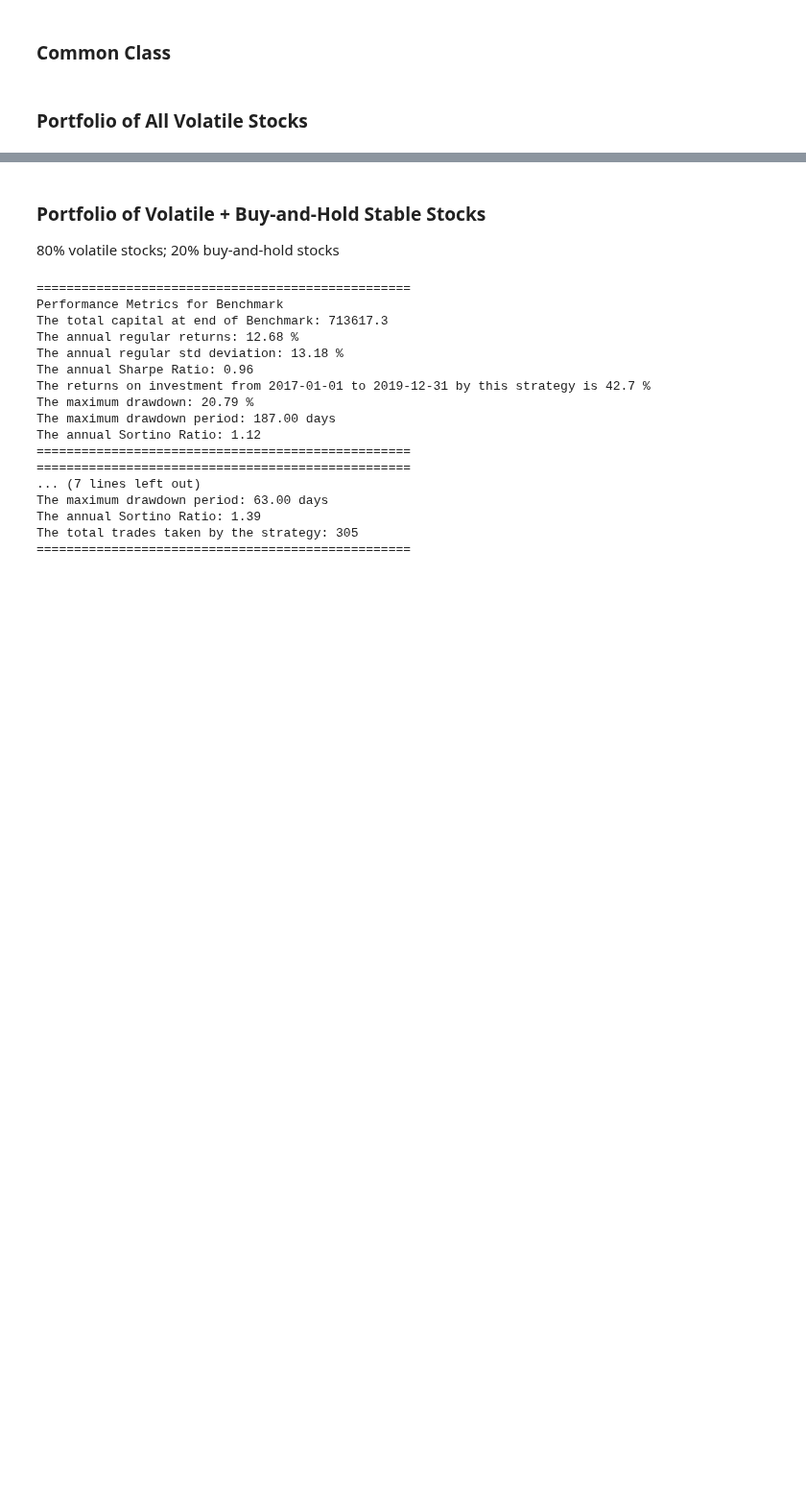
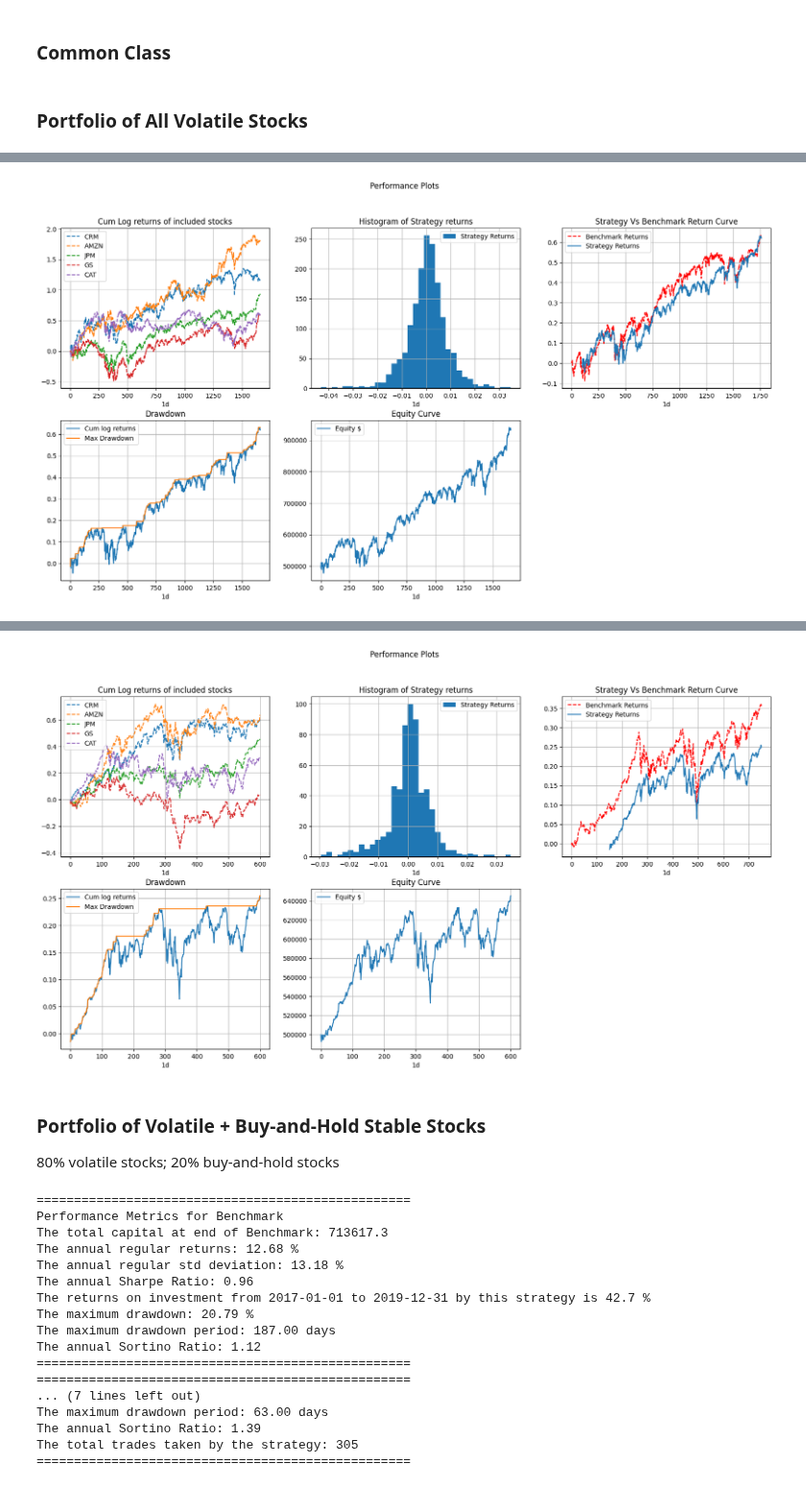
Before and after one commit to pehper/IS4226, a Jupyter notebook: final_strategy.ipynb, the cells around one changed output, grey strips where cells are left out. Shown at 96% size. Drawn from its saved outputs; the diff is of its cells as text; code cells hidden in the pictures; blank space fills up the shorter version.

```diff
--- a/final_strategy.ipynb
+++ b/final_strategy.ipynb
@@ -797,43 +797,64 @@ if __name__ == "__main__":
     hodl_stocks = []
 
     # Create an instance of the strategy class
+    # print("Running the strategy with predetermined params on the testing data:")
     A = All_volatile(trading_stocks, hodl_stocks, testing_start, testing_end, "1d", initial_capital, 0.00, False)
     A.run_strategy(200, 20, 1.5, 14, 3, 3)
     A.performance()
     A.performance_results()
     A.performance_plots()
 
-    # B = All_volatile(trading_stocks, hodl_stocks, training_start, training_end, "1d", initial_capital, 0.00, False)
-    # # Define the parameter grid for grid search
-    # param_grid = {
-    #   'ema_window': [100, 150, 200],
-    #   'bb_window': [15, 20, 25],
-    #   'bb_dev': [1, 1.5, 2, 3],
-    #   'atr_window': [10, 14, 20],
-    #   'sl_multiplier': [1, 2, 3],
-    #   'tp_multiplier': [1, 2, 3]
-    # }
+    # print("")
+    # print("Performing randomCV on training data to retrieve the optimal parameters:")
+    B = All_volatile(trading_stocks, hodl_stocks, training_start, training_end, "1d", initial_capital, 0.00, False)
+    # Define the parameter grid for grid search
+    param_grid = {
+      'ema_window': [100, 150, 200],
+      'bb_window': [15, 20, 25],
+      'bb_dev': [1, 1.5, 2, 3],
+      'atr_window': [10, 14, 20],
+      'sl_multiplier': [1, 2, 3],
+      'tp_multiplier': [1, 2, 3]
+    }
 
-    # # Perform randomized CV search to find the optimal parameter set
-    # best_params = B.randomized_cv_search(param_grid, n_iter=20)
+    # Perform randomized CV search to find the optimal parameter set
+    best_params = B.randomized_cv_search(param_grid, n_iter=20)
 
-    # # # Perform grid search to find the optimal parameter set
-    # # best_params = A.grid_search(param_grid)
+    # # Perform grid search to find the optimal parameter set
+    # best_params = A.grid_search(param_grid)
 
-    # # Run the strategy with the best parameters found
-    # B.run_strategy(
-    #     best_params['ema_window'],
-    #     best_params['bb_window'],
-    #     best_params['bb_dev'],
-    #     best_params['atr_window'],
-    #     best_params['sl_multiplier'],
-    #     best_params['tp_multiplier']
-    # )
+    # Run the strategy with the best parameters found
+    B.run_strategy(
+        best_params['ema_window'],
+        best_params['bb_window'],
+        best_params['bb_dev'],
+        best_params['atr_window'],
+        best_params['sl_multiplier'],
+        best_params['tp_multiplier']
+    )
 
-    # # Evaluate performance with the best parameters
-    # B.performance()
-    # B.performance_results()
-    # B.performance_plots()
+    # Evaluate performance with the best parameters
+    B.performance()
+    B.performance_results()
+    B.performance_plots()
+
+    # print("")
+    # print("Running the strategy with the optimised params on the testing data:")
+    C = All_volatile(trading_stocks, hodl_stocks, testing_start, testing_end, "1d", initial_capital, 0.00, False)
+
+    C.run_strategy(
+        best_params['ema_window'],
+        best_params['bb_window'],
+        best_params['bb_dev'],
+        best_params['atr_window'],
+        best_params['sl_multiplier'],
+        best_params['tp_multiplier']
+    )
+
+    # Evaluate performance with the best parameters
+    C.performance()
+    C.performance_results()
+    C.performance_plots()
 # %% [output]
 ==================================================
 Performance Metrics for Benchmark
@@ -855,0 +894 @@ The total trades taken by the strategy: 380
+[figure, added]
@@ -856,3 +912,4 @@ The total trades taken by the strategy: 380
+[figure, added]
 # %% [markdown]
 ### Portfolio of Volatile + Buy-and-Hold Stable Stocks
 
```
Also changed, not shown: parts of 2 cells of this notebook.
